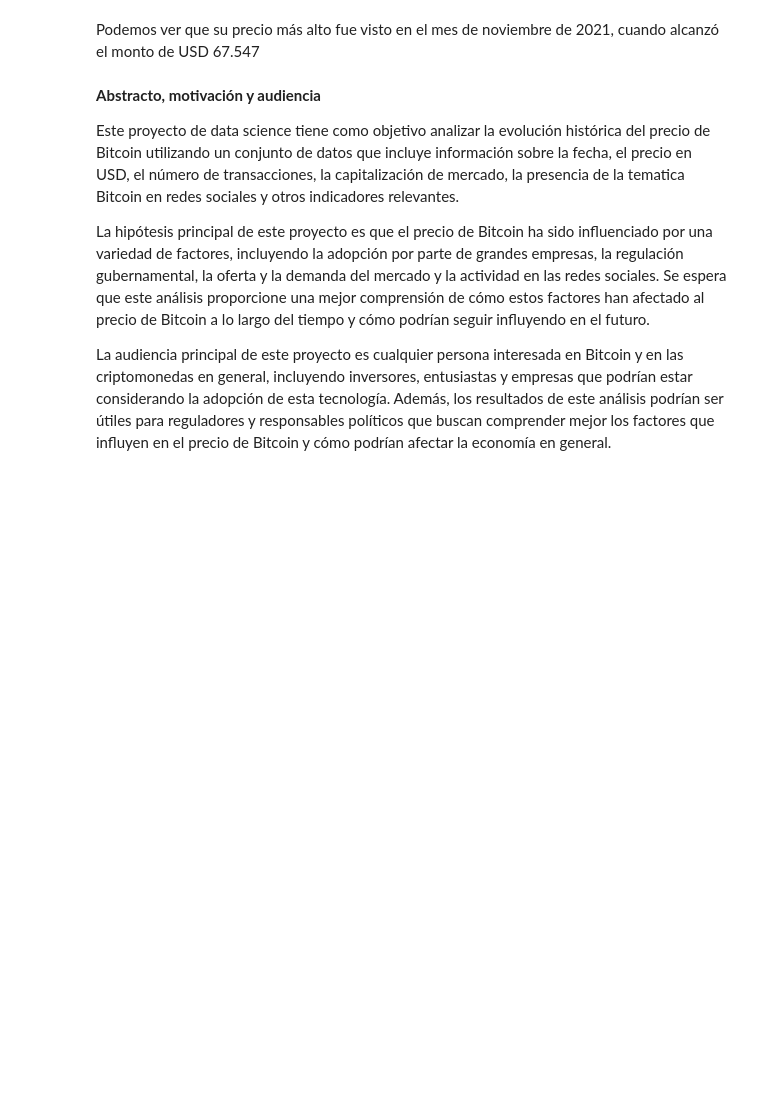
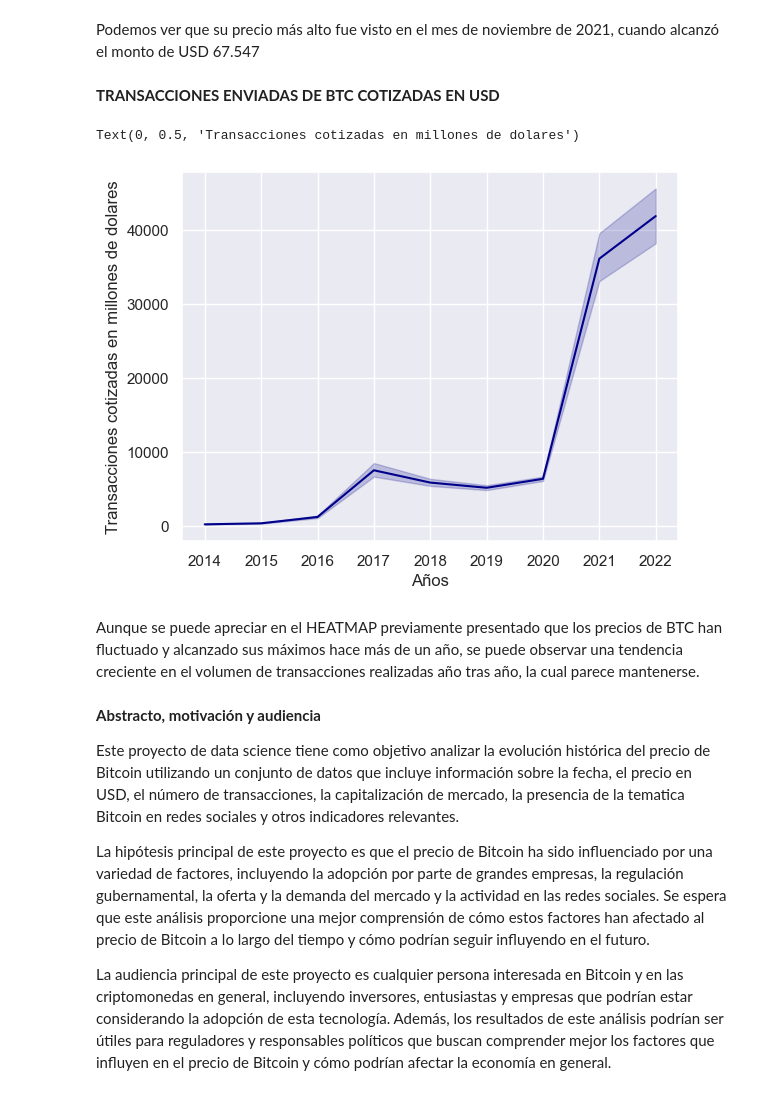
Before and after one commit to MartinMF88/Proyecto_DataScience_Coder, a Jupyter notebook: notebooks/Data_StoryTelling+Martinez.ipynb, the cells around one changed output. Drawn from its saved outputs; the diff is of its cells as text; code cells hidden in the pictures; blank space fills up the shorter version.

```diff
--- a/notebooks/Data_StoryTelling+Martinez.ipynb
+++ b/notebooks/Data_StoryTelling+Martinez.ipynb
@@ -94,5 +99,20 @@ sns.heatmap(df_price_order1, annot=True, fmt=".1f", linewidths=.5, ax=ax)
 # %% [markdown]
 Podemos ver que su precio más alto fue visto en el mes de noviembre de 2021, cuando alcanzó el monto de USD 67.547
+# %% [markdown]
+**TRANSACCIONES ENVIADAS DE BTC COTIZADAS EN USD**
+# %%
+df['sentin_Musd'] = df['sentinusd'] / 1000000
+
+sns.set_theme(style="darkgrid")
+sns.lineplot(x="Year", y="sentin_Musd", data=df, color="darkblue")
+plt.xlabel("Años")
+plt.ylabel("Transacciones cotizadas en millones de dolares")
+# %% [output]
+Text(0, 0.5, 'Transacciones cotizadas en millones de dolares')
+[figure, added]
+# %% [markdown]
+
+Aunque se puede apreciar en el HEATMAP previamente presentado que los precios de BTC han fluctuado y alcanzado sus máximos hace más de un año, se puede observar una tendencia creciente en el volumen de transacciones realizadas año tras año, la cual parece mantenerse.
 # %% [markdown]
 **Abstracto, motivación y audiencia**
 
```
Also changed, not shown: parts of 3 cells of this notebook, 1 other file.
